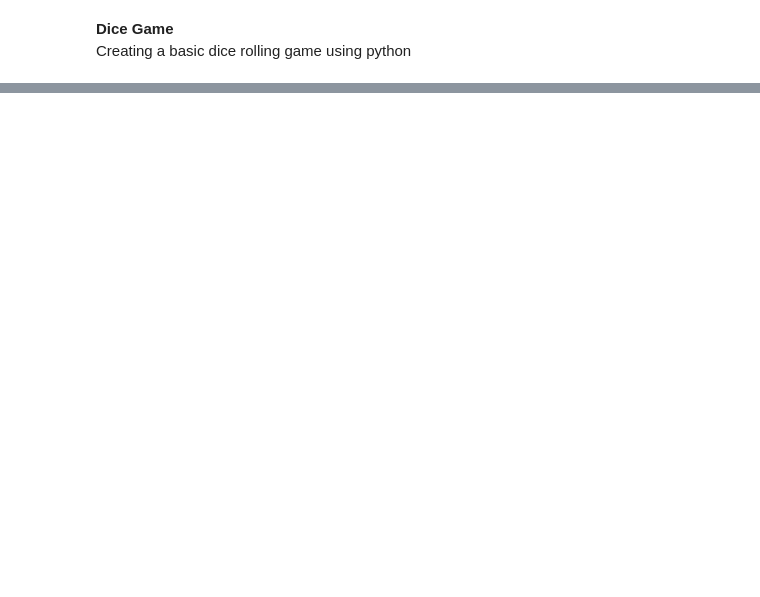
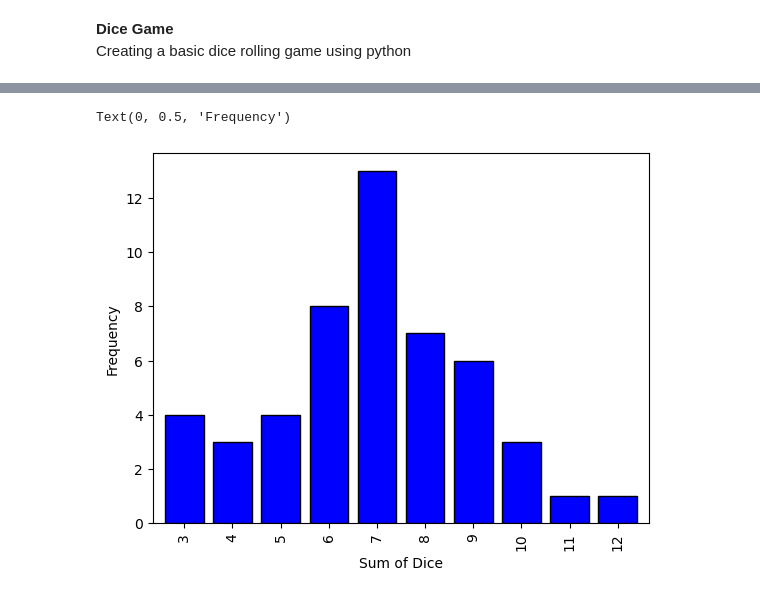
Before and after one commit to danben1/Python_development, a Jupyter notebook: dice_game.ipynb, the cells around one changed output, grey strips where cells are left out. Drawn from its saved outputs; the diff is of its cells as text; code cells hidden in the pictures; blank space fills up the shorter version.

Commit message:
added graphs showing absolute and relative frequency of returns of dice roll game

```diff
--- a/dice_game.ipynb
+++ b/dice_game.ipynb
@@ -27,7 +28,7 @@ Sum of dice is 7
 rolls = 50
 
 #run game mutiple time using for loop
-result = [dice.sample(2, replace = True).sum().loc[0] for i in range(rolls)]
+results = [dice.sample(2, replace = True).sum().loc[0] for i in range(rolls)]
 
-print(result[:10])
+print(results[:10])
 # %% [output]
@@ -34,0 +39,13 @@ print(result[:10])
+# %%
+#summarize the results by frequency using the value_counts method from pandas
+#create a new dataframe using the data contained within the results dataframe
+#select the first column [0] and count the the frequency of which each unique vvalue is returned (.value_counts())
+#return that data as two columns (1 being each unique value and the other bing the frequency that value is returned) in a new dataframe called frequency
+frequency = pd.DataFrame(results)[0].value_counts()
+
+#sort the results by index
+#sort from lowest to highest value
+frequency_sorted = frequency.sort_index()
+
+
+print(frequency_sorted)
@@ -34,0 +65,9 @@ print(result[:10])
+# %%
+#plot as a barchart
+
+frequency_sorted.plot(kind = 'bar', color = 'blue', edgecolor = 'black', width = 0.8)
+plt.xlabel('Sum of Dice')
+plt.ylabel('Frequency')
+# %% [output]
+Text(0, 0.5, 'Frequency')
+[figure, added]
```
Also changed, not shown: parts of 6 cells of this notebook.
